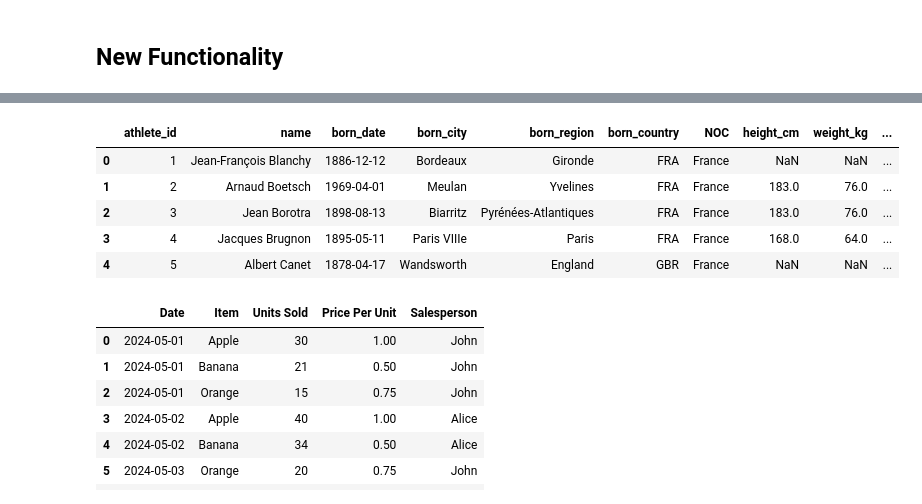
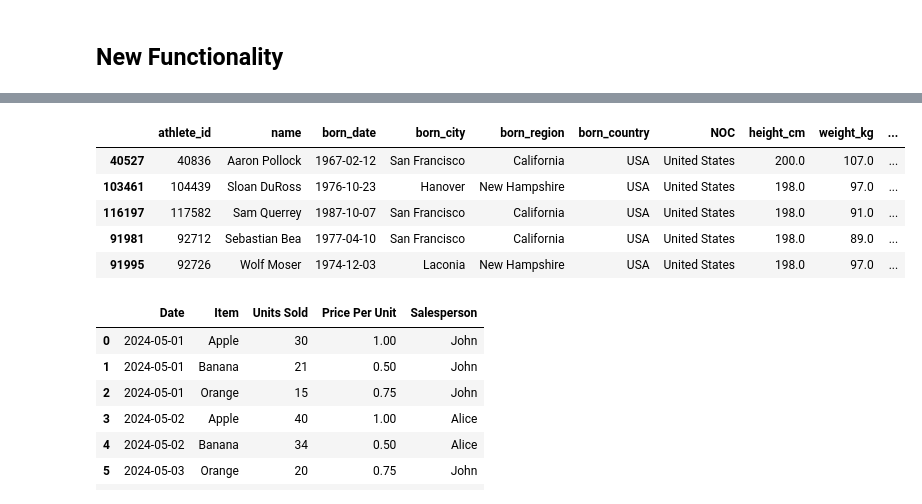
Before and after one commit to hannahle1/Pandas, a Jupyter notebook: tutorial.ipynb, the cells around one changed output, grey strips where cells are left out. Saved outputs shown, nothing was run; the diff lists cells and outputs as text; code cells hidden in the pictures.

```diff
--- a/tutorial.ipynb
+++ b/tutorial.ipynb
@@ -481,3 +484,9 @@ coffee.sort_values(["Units Sold", "Coffee Type"], ascending=[0,1])
 | 3 | Tuesday | Latte | 10 |
 # %% [markdown]
 #### Iterate over dataframe with for loop
+# %%
+# Use this sparingly
+for index, row in coffee.iterrows():
+    print(index)
+    print(row['Units Sold'])
+    print('\n')
@@ -1076,2 +1534,5 @@ dtype: float64
 # %% [markdown]
 #### Using datetime with Groupby
+# %%
+bios['born_date'] = pd.to_datetime(bios['born_date'])
+bios.groupby(bios['born_date'].dt.year)['name'].count()
@@ -1100,0 +1668,7 @@ bios.groupby([bios['year_born'],bios['month_born']])['name'].count().reset_index
+# %%
+# This tells pandas to rank the values in descending order, meaning the tallest person gets a rank of 1
+bios['height_rank'] = bios['height_cm'].rank(ascending=False)
+# %%
+
+bios = bios.sort_values(['height_rank'])
+bios.head()
@@ -1228,14 +1874,14 @@ memory usage: 37.5 MB
 # %%
 filtered_bios = bios[(bios['born_region'] == 'New Hampshire') | (bios['born_city'] == 'San Francisco')]
 
-bios.head()
+filtered_bios.head()
 # %% [output]
 |  | athlete_id | name | born_date | born_city | born_region | born_country | NOC | height_cm | weight_kg | ... |
-| 0 | 1 | Jean-François Blanchy | 1886-12-12 | Bordeaux | Gironde | FRA | France | NaN | NaN | ... |
-| 1 | 2 | Arnaud Boetsch | 1969-04-01 | Meulan | Yvelines | FRA | France | 183.0 | 76.0 | ... |
-| 2 | 3 | Jean Borotra | 1898-08-13 | Biarritz | Pyrénées-Atlantiques | FRA | France | 183.0 | 76.0 | ... |
-| 3 | 4 | Jacques Brugnon | 1895-05-11 | Paris VIIIe | Paris | FRA | France | 168.0 | 64.0 | ... |
-| 4 | 5 | Albert Canet | 1878-04-17 | Wandsworth | England | GBR | France | NaN | NaN | ... |
+| 40527 | 40836 | Aaron Pollock | 1967-02-12 | San Francisco | California | USA | United States | 200.0 | 107.0 | ... |
+| 103461 | 104439 | Sloan DuRoss | 1976-10-23 | Hanover | New Hampshire | USA | United States | 198.0 | 97.0 | ... |
+| 116197 | 117582 | Sam Querrey | 1987-10-07 | San Francisco | California | USA | United States | 198.0 | 91.0 | ... |
+| 91981 | 92712 | Sebastian Bea | 1977-04-10 | San Francisco | California | USA | United States | 198.0 | 89.0 | ... |
+| 91995 | 92726 | Wolf Moser | 1974-12-03 | Laconia | New Hampshire | USA | United States | 198.0 | 97.0 | ... |
 # %%
 import pandas as pd
 
```
Also changed, not shown: parts of 97 cells of this notebook, 2 other files.
